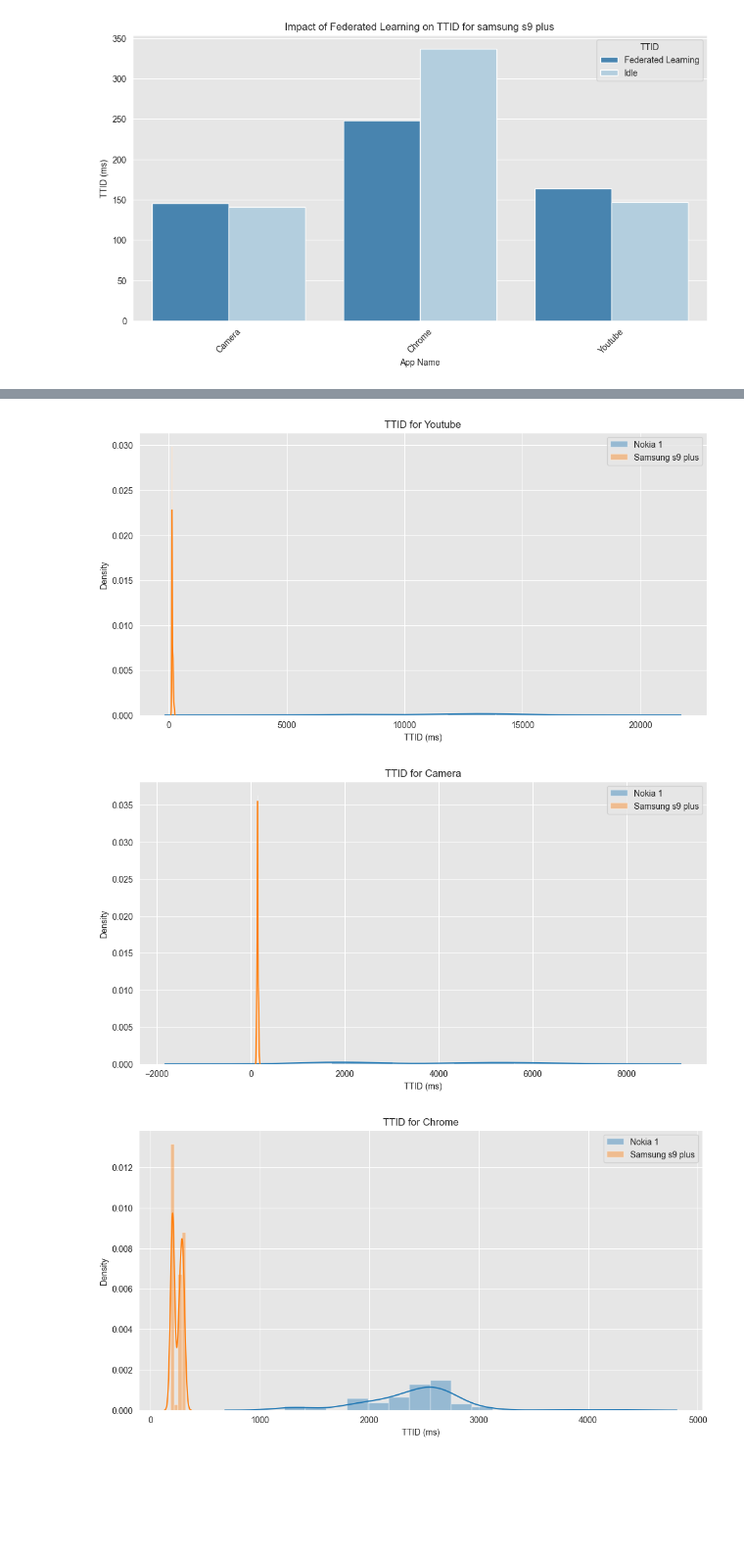
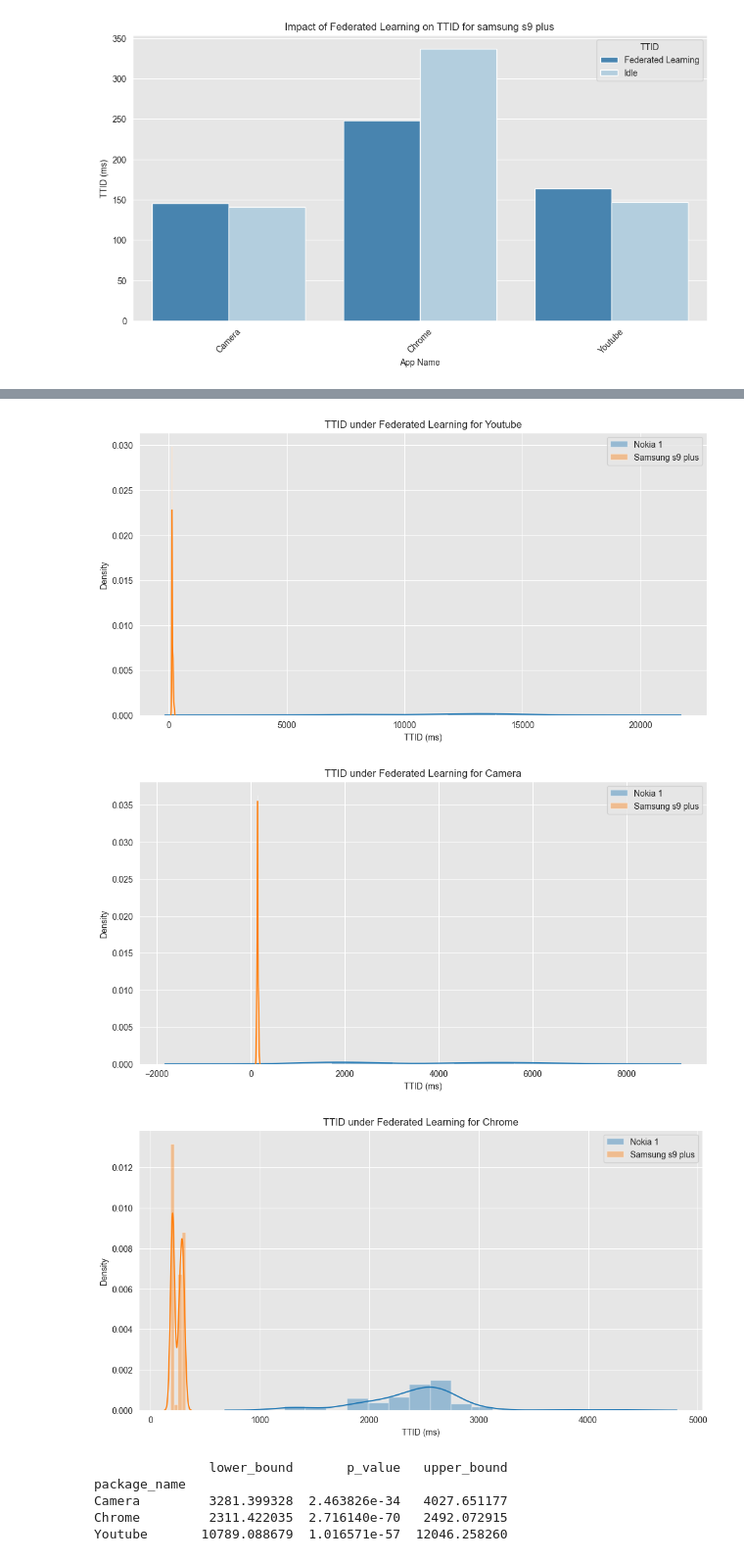
Before and after one commit to ps-yduck/Federated-Learning-SPROJ, a Jupyter notebook: ttid_analysis.ipynb, the cells around one changed output, grey strips where cells are left out. Shown at 98% size. Saved outputs shown, nothing was run; the diff lists cells and outputs as text; code cells hidden in the pictures; blank space fills up the shorter version.

```diff
--- a/ttid_analysis.ipynb
+++ b/ttid_analysis.ipynb
@@ -175,8 +175,8 @@ for mobile_name in unique_mobile_names:
 
 
     # save
-    pivot_table.to_csv(f'p_value_{mobile_name}.csv')
-
+    # pivot_table.to_csv(f'p_value_{mobile_name}.csv')
+    print(pivot_table)
         # #graphical representation
         # plt.figure(figsize=(12, 6))
         # sns.distplot(t_test_youtube['ttid_under_FL'], label='FL')
@@ -267,37 +289,44 @@ for package_name in unique_package_names:
     plt.ylabel('Density')
     plt.legend()
     plt.title('TTID under Federated Learning for ' + package_name)
     plt.show()
 
     t_test = stats.ttest_ind(package_filter_df_nokia['ttid_under_FL'], package_filter_df_samsung['ttid_under_FL'], equal_var=False, alternative='greater')
     confident_interval = stats.t.interval(0.95, len(package_filter_df_nokia['ttid_under_FL'])-1, loc=package_filter_df_nokia['ttid_under_FL'].mean(), scale=stats.sem(package_filter_df_nokia['ttid_under_FL']))
     # print(package_name, t_test)
     # print("Confident Interval: ", confident_interval)
     p_val.append(t_test[1])
     lower_bound.append(confident_interval[0])
     upper_bound.append(confident_interval[1])
 
 # #create a dataframe
 data = {
 'package_name': unique_package_names,
 'p_value': p_val,
 'lower_bound': lower_bound,
 'upper_bound': upper_bound
 }
 t_test_df = pd.DataFrame(data)
 #df = pd.DataFrame(data)
 
 # Create a pivot table
 
 pivot_table = pd.pivot_table(t_test_df, values=['p_value', 'lower_bound', 'upper_bound'],
                             index=['package_name'], aggfunc={'p_value': 'mean', 'lower_bound': 'mean', 'upper_bound': 'mean'})
 
 # save
-pivot_table.to_csv(f'p_value_nokia_vs_samsung.csv')
+# pivot_table.to_csv(f'p_value_nokia_vs_samsung.csv')
+
+print(pivot_table)
 # %% [output]
-[figure, old version]
+[figure, new version]
-[figure, old version]
+[figure, new version]
-[figure, old version]
+[figure, new version]
+               lower_bound       p_value   upper_bound
+package_name
+Camera         3281.399328  2.463826e-34   4027.651177
+Chrome         2311.422035  2.716140e-70   2492.072915
+Youtube       10789.088679  1.016571e-57  12046.258260
 # %%
 #sns box plot ofr youtube , camera and chrome
 
```
Also changed, not shown: parts of 2 cells of this notebook, 5 other files.
